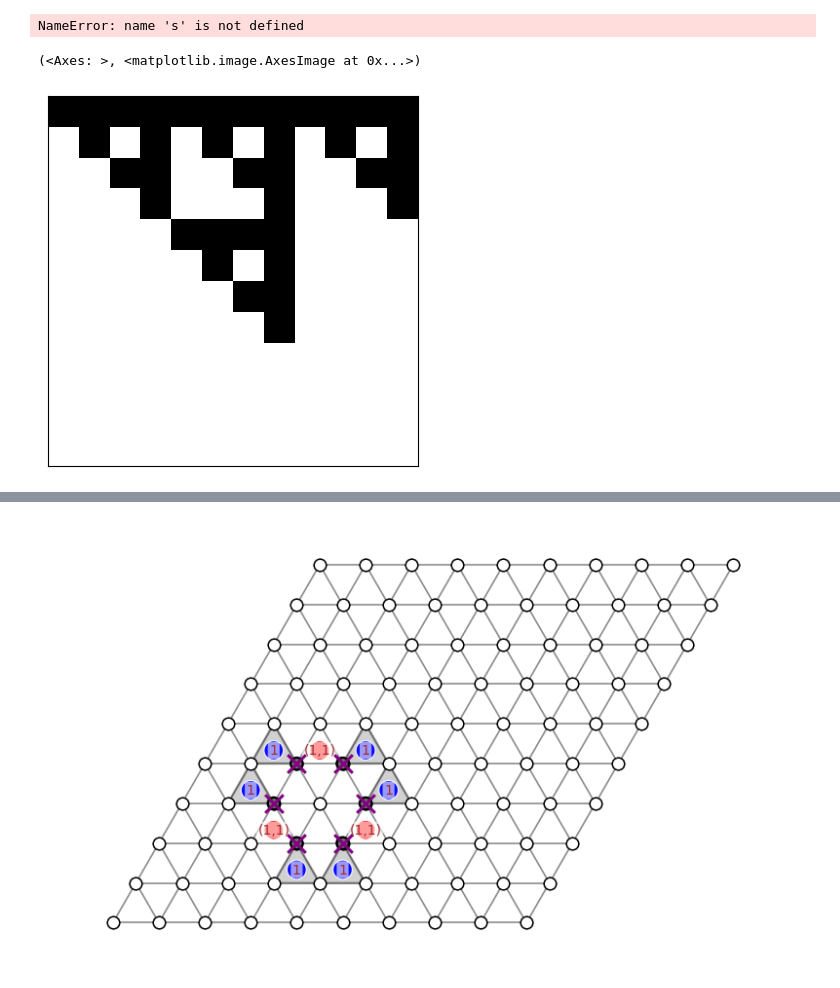
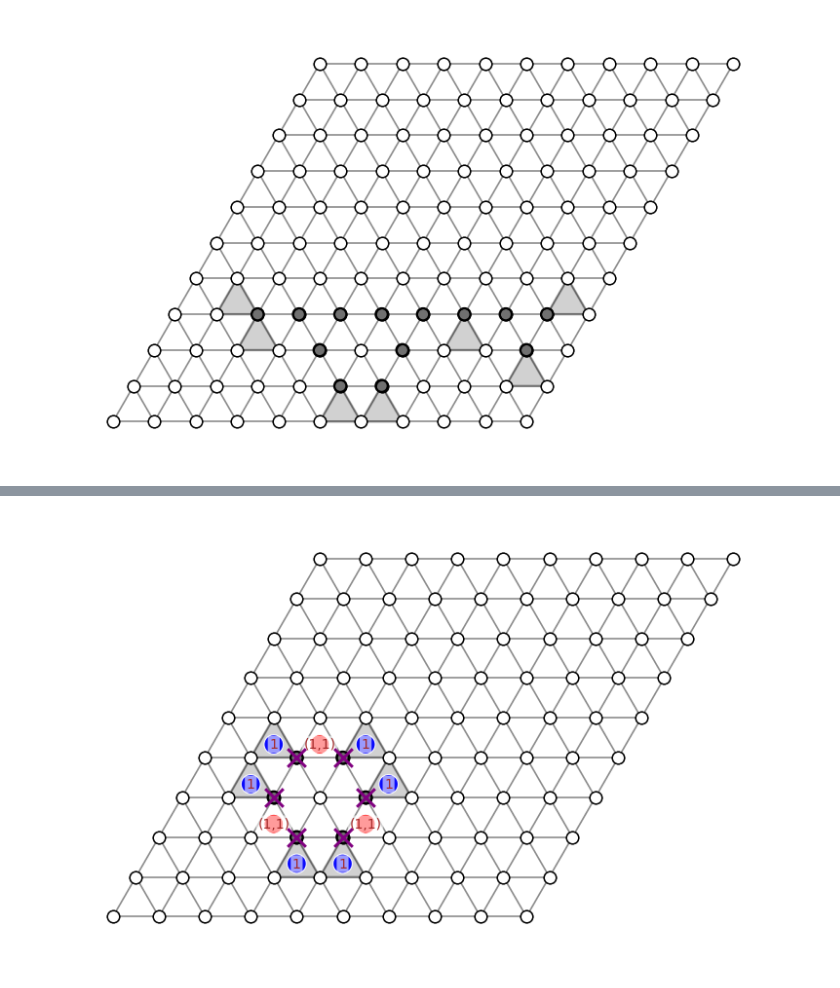
Before and after one commit to toM0dots/XYZ-color-code, a Jupyter notebook: XYZ_color_code/nm_plotting.ipynb, the cells around one changed output, grey strips where cells are left out. Saved outputs shown, nothing was run; the diff lists cells and outputs as text; code cells hidden in the pictures.

```diff
--- a/XYZ_color_code/nm_plotting.ipynb
+++ b/XYZ_color_code/nm_plotting.ipynb
@@ -389,18 +396,35 @@ np.random.seed(43)
-# %%
-H, L = s, s
-random.seed(42)
-np.random.seed(42)
-error_rate = 0.2
-p_dyn = 0.001
-lattice = np.zeros((H, L), dtype=int)
-# lattice = monte_carlo_error(lattice, error_rate= error_rate, num_steps=1)
-lattice = bkl(lattice, error_rate= p_dyn, steps=2000)
-plot_checkerboard(lattice)
-# %% [output]
-NameError: name 's' is not defined
-# %%
-lat = np.roll(lattice, 1,0)
-plot_checkerboard(lat)
-# %% [output]
-(<Axes: >, <matplotlib.image.AxesImage at 0x...>)
-[figure, removed]
+# %%
+lat = [
+    [0, 0, 0, 0, 0, 0, 0, 0, 0, 0],
+    [0, 0, 0, 0, 0, 0, 0, 0, 0, 0],
+    [0, 0, 0, 0, 0, 0, 0, 0, 0, 0],
+    [0, 0, 0, 0, 0, 0, 0, 0, 0, 0],
+    [0, 0, 0, 0, 0, 0, 0, 0, 0, 0],
+    [0, 0, 0, 0, 0, 0, 0, 0, 0, 0],
+    [0, 0, 1, 1, 1, 1, 1, 1, 1, 1],
+    [0, 0, 0, 0, 1, 0, 1, 0, 0, 1],
+    [0, 0, 0, 0, 0, 1, 1, 0, 0, 0],
+    [0, 0, 0, 0, 0, 0, 0, 0, 0, 0],
+]
+# lat = np.zeros ((11, 11), dtype=int)
+# lat[2,3]=1
+# lat[3,3]=1
+# lat[4,3]=1
+syndromes = compute_b_nm(lat)
+syndromes = np.roll(syndromes, 1 , 0)
+error_qubits = bit_array_to_sites(lat[::-1], swap_rc_to_ij=True)
+syndrome_qubits = bit_array_to_sites(syndromes[::-1], swap_rc_to_ij=True)
+
+fig, ax = draw_nm(
+    Lx=11,
+    Ly=11,
+    error_qubits=error_qubits,
+    violated_checks=syndrome_qubits,
+    # triangle_center_circles=triangle_center_circles,
+    # spin_cross_sites=spin_crosses,
+    # triangle_text_values = triangle_text_values,
+    # label=False,
+)
+plt.show()
+# %% [output]
+[figure, added]
```
Also changed, not shown: parts of 3 cells of this notebook, 14 other files.
